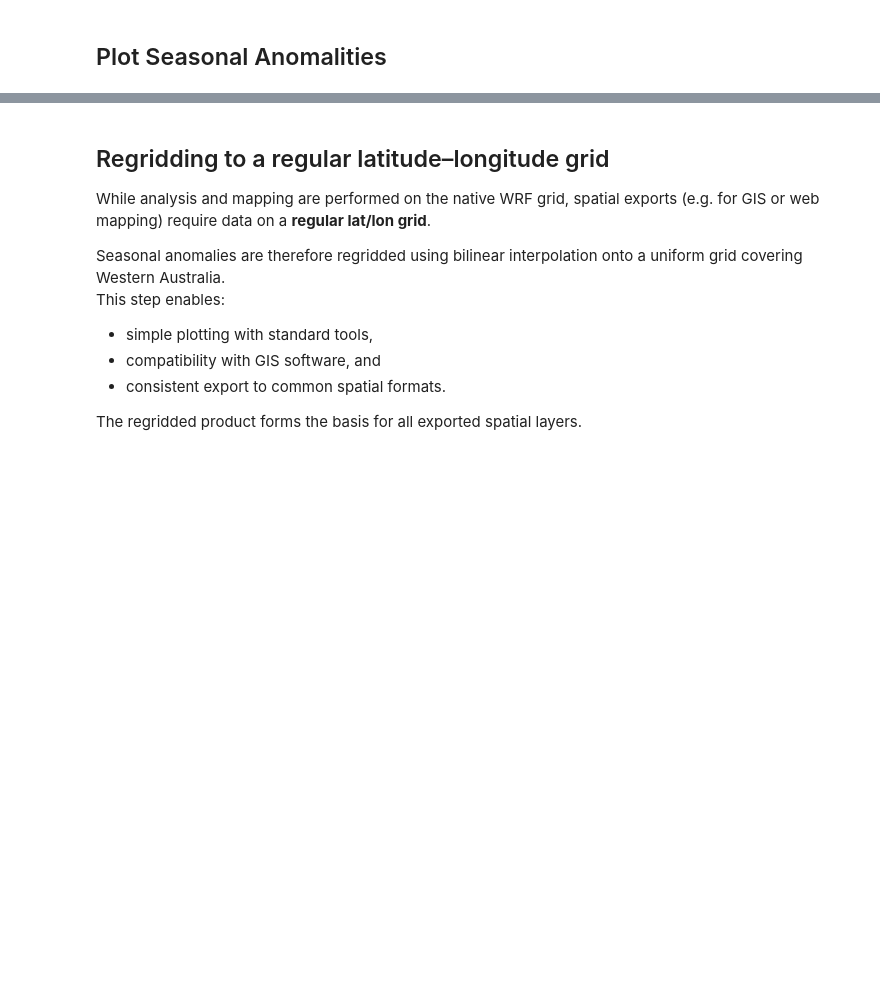
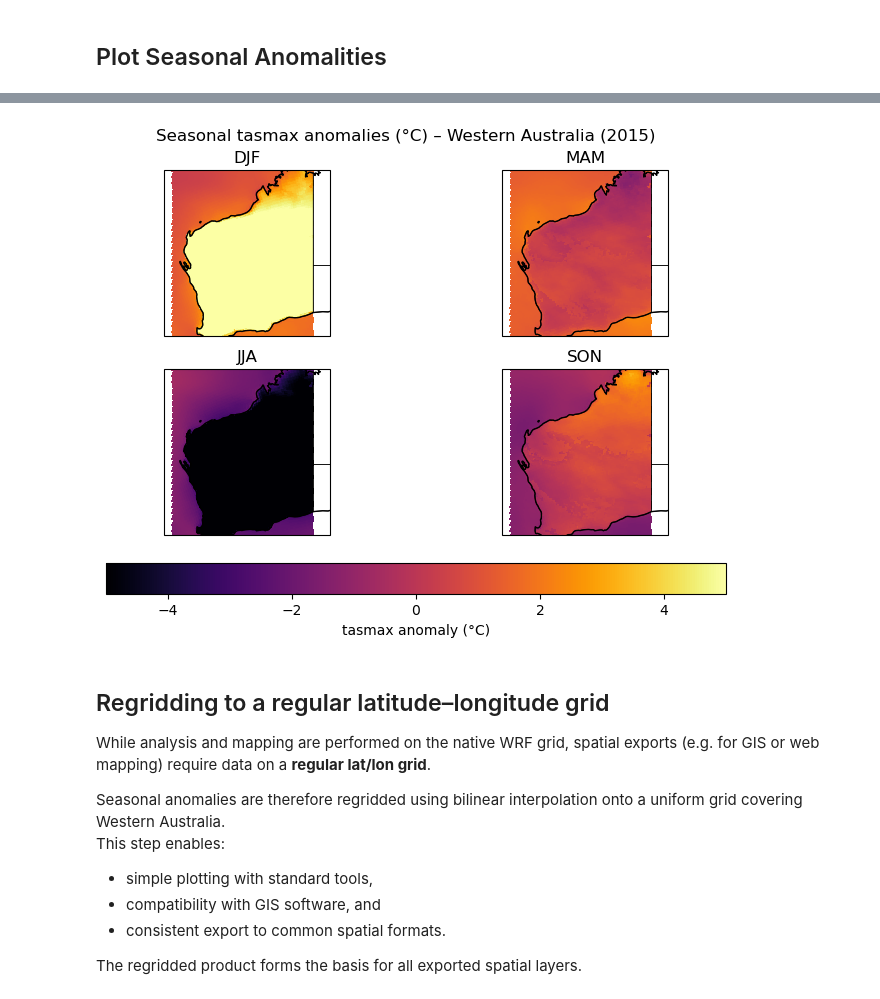
Before and after one commit to DikshaSagar/DWER, a Jupyter notebook: 05_basic_climate_analysis.ipynb, the cells around one changed output, grey strips where cells are left out. Saved outputs shown, nothing was run; the diff lists cells and outputs as text; code cells hidden in the pictures; blank space fills up the shorter version.

```diff
--- a/05_basic_climate_analysis.ipynb
+++ b/05_basic_climate_analysis.ipynb
@@ -306,3 +215,65 @@ plt.show()
+# %%
+from matplotlib.colors import TwoSlopeNorm
+
+# --- Plot all seasons (CORRECT for WRF / rotated grid) ---
+
+lat2d = ds["lat"]
+lon2d = ds["lon"]
+
+fig, axes = plt.subplots(
+    2, 2, figsize=(8, 6),
+    subplot_kw={"projection": ccrs.PlateCarree()}
+)
+
+axes = axes.flatten()
+seasons = ["DJF", "MAM", "JJA", "SON"]
+
+vmin = -5
+vmax = 5
+norm = TwoSlopeNorm(vmin=vmin, vcenter=0, vmax=vmax)
+
+for ax, s in zip(axes, seasons):
+
+    da_s = seasonal_anomaly.sel(season=s)
+
+    pcm = ax.pcolormesh(
+        lon2d,
+        lat2d,
+        da_s,
+        transform=ccrs.PlateCarree(),
+        shading="auto",
+        cmap="inferno",
+        norm=norm
+    )
+
+    ax.set_extent(
+        [
+            study_area_lon[0], study_area_lon[1],
+            study_area_lat[0], study_area_lat[1]
+        ],
+        crs=ccrs.PlateCarree()
+    )
+    ax.coastlines()
+    ax.add_feature(cfeature.STATES, linewidth=0.5)
+    ax.set_title(s)
+
+# Shared colorbar (degC)
+cbar = plt.colorbar(
+    pcm,
+    ax=axes,
+    orientation="horizontal",
+    pad=0.06,
+    label="tasmax anomaly (°C)"
+)
+
+plt.suptitle(
+    "Seasonal tasmax anomalies (°C) – Western Australia (2015)",
+    y=0.95
+)
+
+plt.show()
+# %% [output]
+[figure, added]
 # %% [markdown]
 ## Regridding to a regular latitude–longitude grid
 
```
Also changed, not shown: parts of 9 cells of this notebook, 5 other files.
